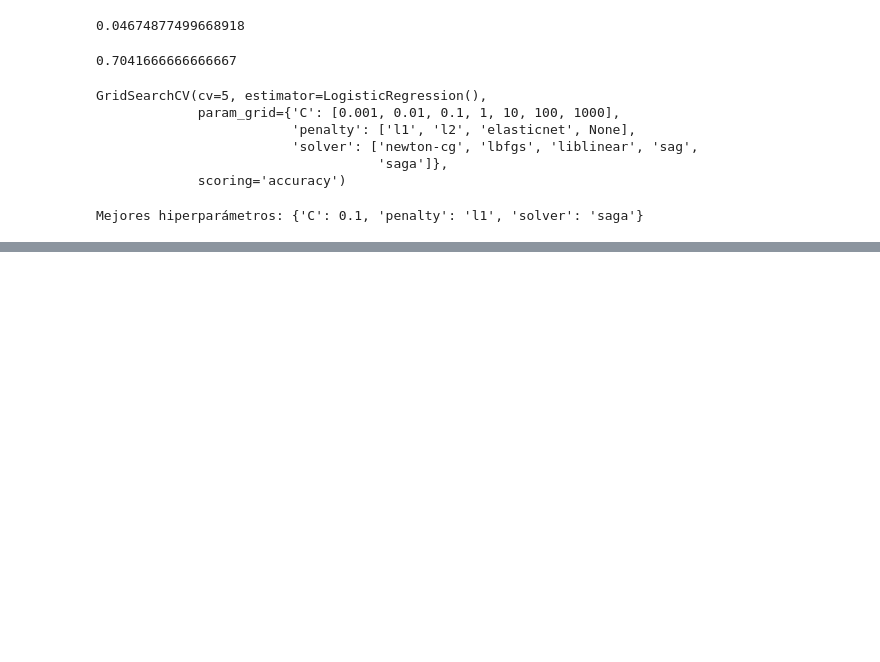
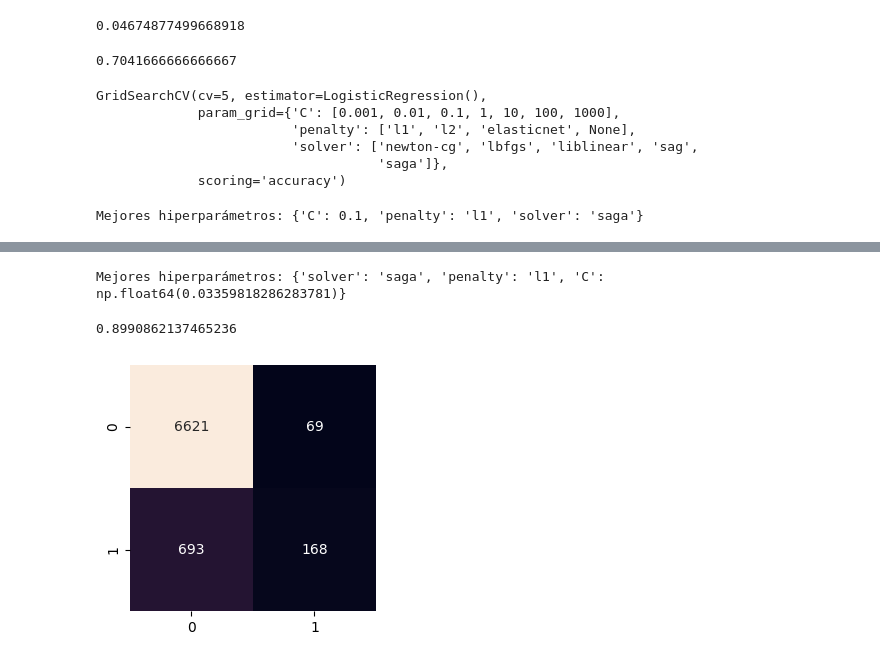
Before and after one commit to bartowen/mi_primer_model_ml, a Jupyter notebook: src/explore.ipynb, the cells around one changed output, grey strips where cells are left out. Cells and saved outputs as stored; diff of their text form; code cells hidden in the pictures; blank space fills up the shorter version.

Commit message:
optimizacion random

```diff
--- a/src/explore.ipynb
+++ b/src/explore.ipynb
@@ -848,0 +873,14 @@ Mejores hiperparámetros: {'C': 0.1, 'penalty': 'l1', 'solver': 'saga'}
+# %%
+import numpy as np
+from sklearn.model_selection import RandomizedSearchCV
+
+# Definimos los parámetros que queremos ajustar
+hyperparams = {
+    "C": np.logspace(-4, 4, 20),
+    "penalty": ["l1", "l2", "elasticnet", None],
+    "solver": ["newton-cg", "lbfgs", "liblinear", "sag", "saga"]
+}
+
+# Inicializamos la búsqueda aleatoria
+random_search = RandomizedSearchCV(model, hyperparams, n_iter = 100, scoring = "accuracy", cv = 5, random_state = 42)
+random_search
@@ -848,0 +900,28 @@ Mejores hiperparámetros: {'C': 0.1, 'penalty': 'l1', 'solver': 'saga'}
+# %%
+random_search.fit(X_train, y_train)
+
+print(f"Mejores hiperparámetros: {random_search.best_params_}")
+# %% [output]
+Mejores hiperparámetros: {'solver': 'saga', 'penalty': 'l1', 'C': np.float64(0.03359818286283781)}
+# %%
+best_model_random = random_search.best_estimator_
+# %%
+y_best_pred_random = best_model_random.predict(X_test)
+accuracy_score(y_test,y_best_pred_random)
+# %% [output]
+0.8990862137465236
+# %%
+Matriz_confusion = confusion_matrix(y_test, y_best_pred_random)
+
+# Hay que visualizarla
+
+cm_df = pd.DataFrame(Matriz_confusion)
+
+plt.figure(figsize = (3, 3))
+sns.heatmap(cm_df, annot=True, fmt="d", cbar=False)
+
+plt.tight_layout()
+
+plt.show()
+# %% [output]
+[figure, added]
```
Also changed, not shown: parts of 6 cells of this notebook.
